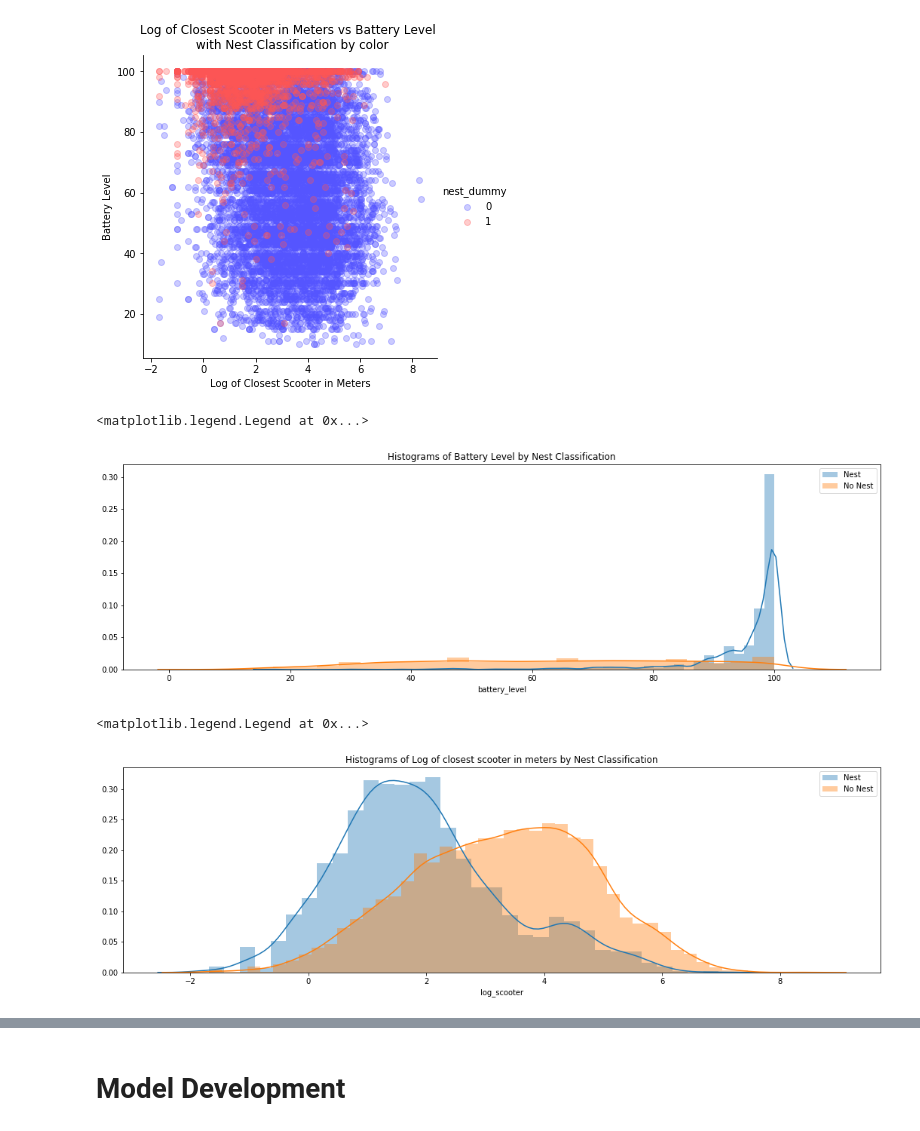
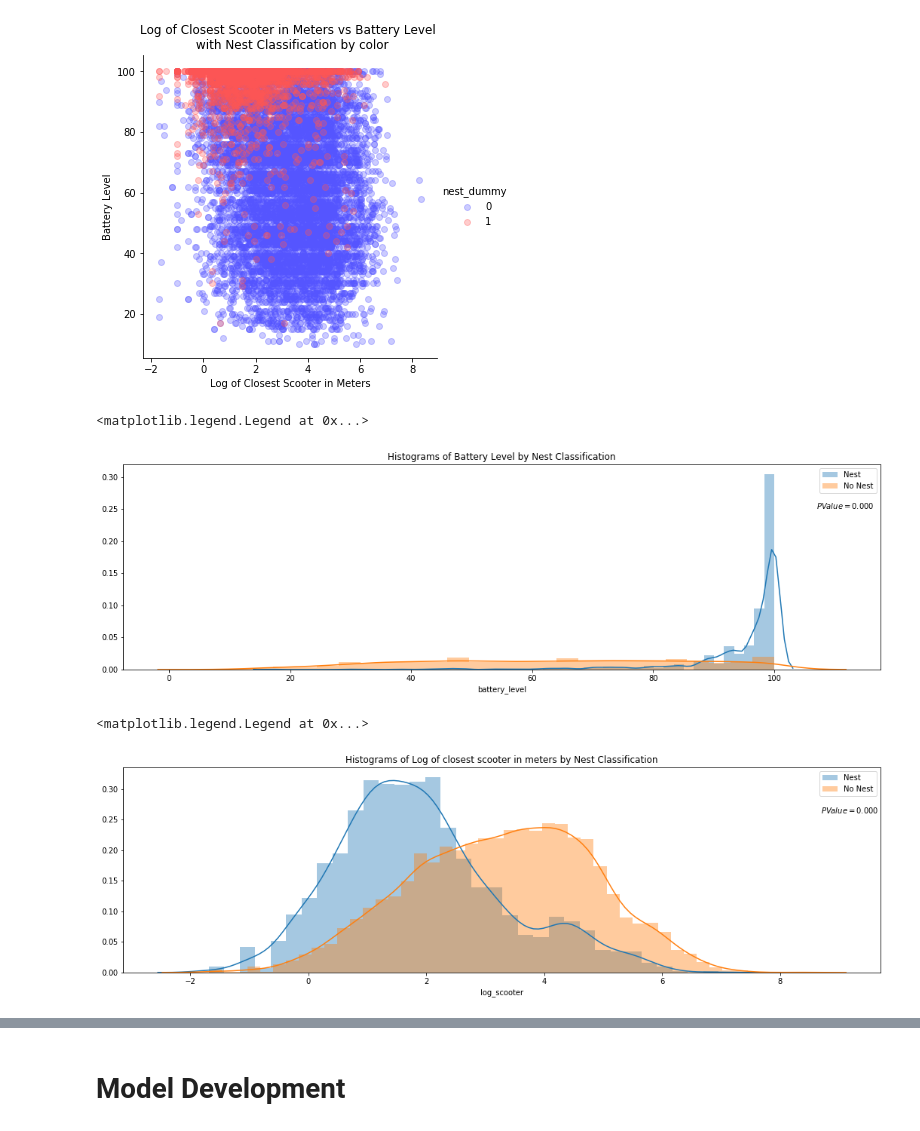
Before and after one commit to perryrjohnson/Bird_DS, a Jupyter notebook: Visualizations/external_notebook.ipynb, the cells around one changed output, grey strips where cells are left out. Saved outputs shown, nothing was run; the diff lists cells and outputs as text; code cells hidden in the pictures.

```diff
--- a/Visualizations/external_notebook.ipynb
+++ b/Visualizations/external_notebook.ipynb
@@ -44,6 +44,8 @@ data['log_scooter'] = np.log(data['closest_scooter'])
 data['log_primary'] = np.log(data['closest_primary'])
 data['log_residential'] = np.log(data['closest_residential'])
 data['log_secondary'] = np.log(data['closest_secondary'])
+data['walk_bike_dynamic'] = data['walk_score'] * data['bike_score']
+data['walk_bike_add'] = data['walk_score'] + data['bike_score']
 # %% [markdown]
 # Plotting Distributions
 # %%
@@ -381,18 +398,19 @@ Text(0.5,1,'Log of Closest Scooter in Meters vs Battery Level \n with Nest Class
 # %%
 fig, (ax15) = plt.subplots(1, 1, figsize=(18, 5))
 
 nest = data['battery_level'][data['nest_dummy'] == 1]
 no_nest = data['battery_level'][data['nest_dummy'] == 0]
 
 sns.distplot(nest, label='Nest')
 sns.distplot(no_nest, label='No Nest')
 
 
 plt.title('Histograms of Battery Level by Nest Classification')
+plt.text(107, 0.25, r'$PValue =0.000$')
 plt.legend()
 # %% [output]
 <matplotlib.legend.Legend at 0x...>
-[figure, old version]
+[figure, new version]
 # %%
 fig, (ax15) = plt.subplots(1, 1, figsize=(18, 5))
 
@@ -403,10 +421,11 @@ sns.distplot(nest, label='Nest')
 sns.distplot(no_nest, label='No Nest')
 
 plt.title('Histograms of Log of closest scooter in meters by Nest Classification')
+plt.text(8.7, 0.26, r'$PValue =0.000$')
 plt.legend()
 # %% [output]
 <matplotlib.legend.Legend at 0x...>
-[figure, old version]
+[figure, new version]
 # %%
 fig, (ax15) = plt.subplots(1, 1, figsize=(18, 5))
 
```
Also changed, not shown: parts of 23 cells of this notebook.
